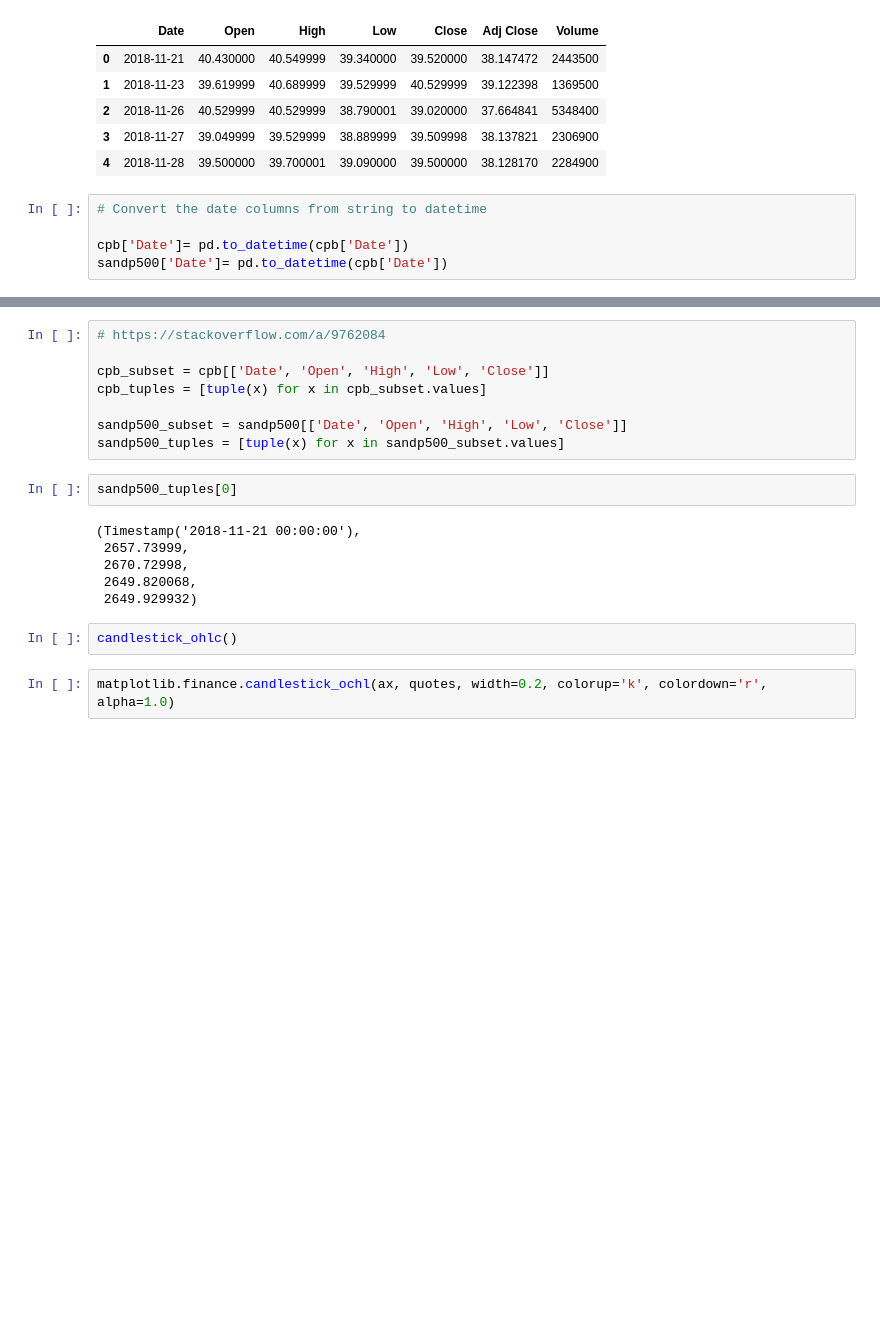
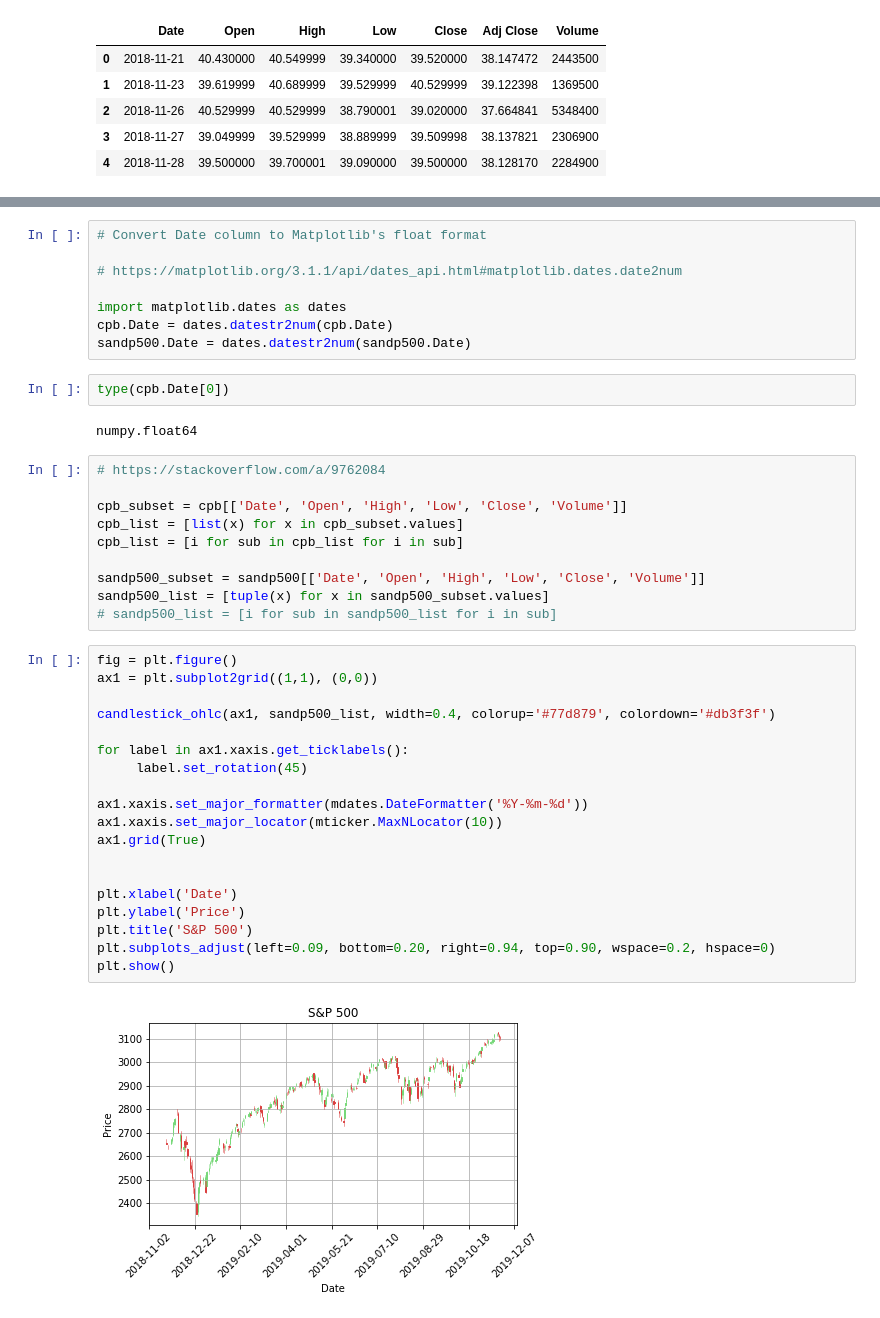
Before and after one commit to amitrani6/python-visualizations, a Jupyter notebook: OHLC_Chart_Python_Package_Comparison.ipynb, the cells around one changed output, grey strips where cells are left out. Drawn from its saved outputs; the diff is of its cells as text; blank space fills up the shorter version.

Commit message:
Added matplotlib ohlc

```diff
--- a/OHLC_Chart_Python_Package_Comparison.ipynb
+++ b/OHLC_Chart_Python_Package_Comparison.ipynb
@@ -72,8 +80,3 @@ cpb.head()
 | 2 | 2018-11-26 | 40.529999 | 40.529999 | 38.790001 | 39.020000 | 37.664841 | 5348400 |
 | 3 | 2018-11-27 | 39.049999 | 39.529999 | 38.889999 | 39.509998 | 38.137821 | 2306900 |
 | 4 | 2018-11-28 | 39.500000 | 39.700001 | 39.090000 | 39.500000 | 38.128170 | 2284900 |
-# %%
-# Convert the date columns from string to datetime
-
-cpb['Date']= pd.to_datetime(cpb['Date'])
-sandp500['Date']= pd.to_datetime(cpb['Date'])
@@ -90,20 +87,43 @@ sandp500['Date']= pd.to_datetime(cpb['Date'])
+# %%
+# Convert Date column to Matplotlib's float format
+
+# https://matplotlib.org/3.1.1/api/dates_api.html#matplotlib.dates.date2num
+
+import matplotlib.dates as dates
+cpb.Date = dates.datestr2num(cpb.Date)
+sandp500.Date = dates.datestr2num(sandp500.Date)
+# %%
+type(cpb.Date[0])
+# %% [output]
+numpy.float64
 # %%
 # https://stackoverflow.com/a/9762084
 
-cpb_subset = cpb[['Date', 'Open', 'High', 'Low', 'Close']]
-cpb_tuples = [tuple(x) for x in cpb_subset.values]
+cpb_subset = cpb[['Date', 'Open', 'High', 'Low', 'Close', 'Volume']]
+cpb_list = [list(x) for x in cpb_subset.values]
+cpb_list = [i for sub in cpb_list for i in sub]
 
-sandp500_subset = sandp500[['Date', 'Open', 'High', 'Low', 'Close']]
-sandp500_tuples = [tuple(x) for x in sandp500_subset.values]
+sandp500_subset = sandp500[['Date', 'Open', 'High', 'Low', 'Close', 'Volume']]
+sandp500_list = [tuple(x) for x in sandp500_subset.values]
+# sandp500_list = [i for sub in sandp500_list for i in sub]
-# %%
-sandp500_tuples[0]
-# %% [output]
-(Timestamp('2018-11-21 00:00:00'),
- 2657.73999,
- 2670.72998,
- 2649.820068,
- 2649.929932)
-# %%
-candlestick_ohlc()
-# %%
-matplotlib.finance.candlestick_ochl(ax, quotes, width=0.2, colorup='k', colordown='r', alpha=1.0)
+# %%
+fig = plt.figure()
+ax1 = plt.subplot2grid((1,1), (0,0))
+
+candlestick_ohlc(ax1, sandp500_list, width=0.4, colorup='#77d879', colordown='#db3f3f')
+
+for label in ax1.xaxis.get_ticklabels():
+     label.set_rotation(45)
+
+ax1.xaxis.set_major_formatter(mdates.DateFormatter('%Y-%m-%d'))
+ax1.xaxis.set_major_locator(mticker.MaxNLocator(10))
+ax1.grid(True)
+
+
+plt.xlabel('Date')
+plt.ylabel('Price')
+plt.title('S&P 500')
+plt.subplots_adjust(left=0.09, bottom=0.20, right=0.94, top=0.90, wspace=0.2, hspace=0)
+plt.show()
+# %% [output]
+[figure, added]
```
Also changed, not shown: parts of 4 cells of this notebook.
